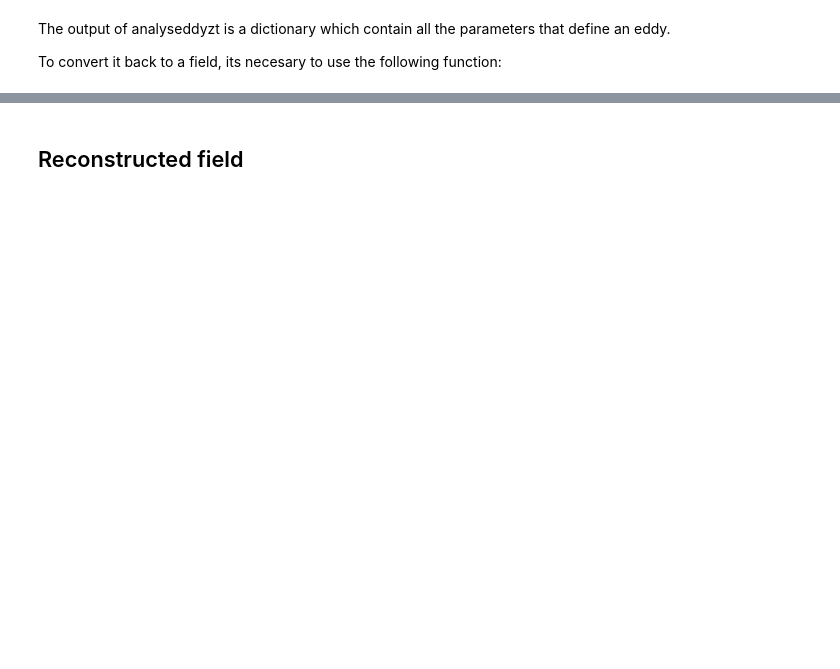
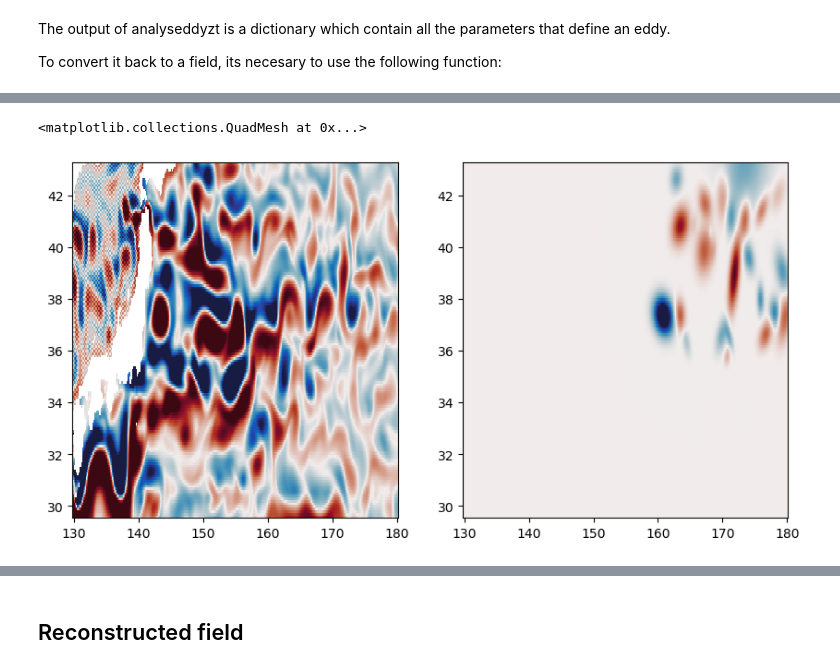
Before and after one commit to josuemtzmo/trackeddy, a Jupyter notebook: examples/How_Trackeddy_Works.ipynb, the cells around one changed output, grey strips where cells are left out. Cells and saved outputs as stored; diff of their text form; code cells hidden in the pictures; blank space fills up the shorter version.

Commit message:
debugging missing eddies and updating to python 3.10

```diff
--- a/examples/How_Trackeddy_Works.ipynb
+++ b/examples/How_Trackeddy_Works.ipynb
@@ -121,0 +129,5 @@ colorbar()
+# %%
+levels1 = {'max' :np.max(sla), 'min':0, 'step':0.001}
+
+positive_eddies=analyseddyzt (sla_, lon, lat, 0, 1, 1, levels1, preferences=preferences, areamap=areamap,
+areaparms=checkarea,filters=filters,maskopt='contour',diagnostics=False,pprint=True)
@@ -121,0 +137,2 @@ colorbar()
+# %%
+positive_eddy_field=reconstruct_syntetic(shape(sla_),lon,lat,positive_eddies)
@@ -121,0 +141,6 @@ colorbar()
+# %%
+levels2 = {'max':np.min(sla), 'min':0, 'step':-0.001}
+# levels2 = {'max' :np.max(sla), 'min':0, 'step':0.001}
+
+negative_eddies=analyseddyzt (sla_, lon, lat, 0, 1, 1, levels2, preferences=preferences, areamap=areamap,
+areaparms=checkarea, filters=filters, maskopt='contour', diagnostics=False,pprint=True)
@@ -121,0 +150,2 @@ colorbar()
+# %%
+negative_eddy_field=reconstruct_syntetic(shape(sla_),lon,lat,negative_eddies)
@@ -121,0 +154,9 @@ colorbar()
+# %%
+fig,ax = plt.subplots(1,2,figsize=(10,5))
+
+ax[0].pcolormesh(lon,lat,sla,vmin=-0.09,vmax=0.09,cmap=cm.cm.balance)
+
+ax[1].pcolormesh(lon,lat,positive_eddy_field[0,:,:]+negative_eddy_field[0,:,:],vmin=-0.09,vmax=0.09,cmap=cm.cm.balance)
+# %% [output]
+<matplotlib.collections.QuadMesh at 0x...>
+[figure, added]
```
Also changed, not shown: parts of 19 cells of this notebook.
